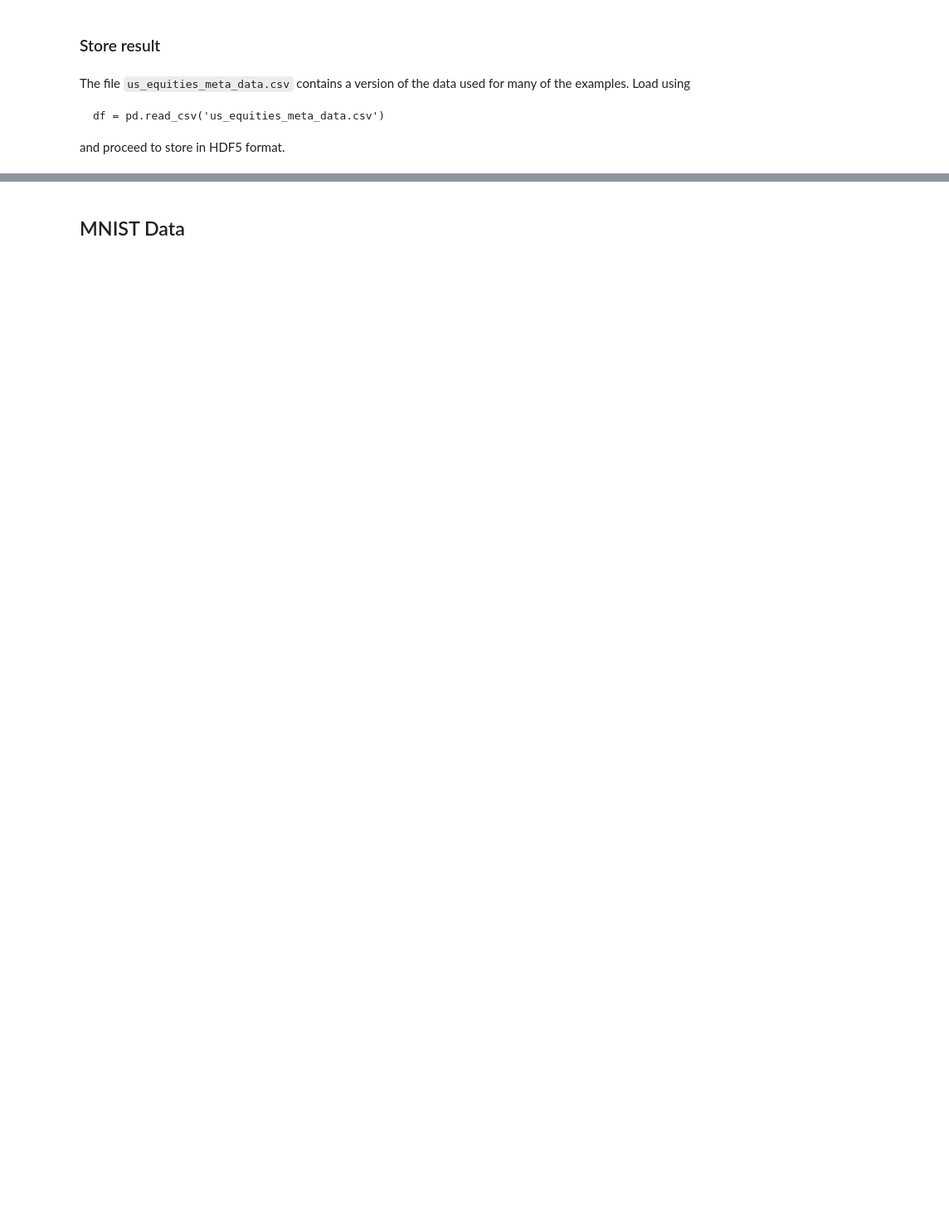
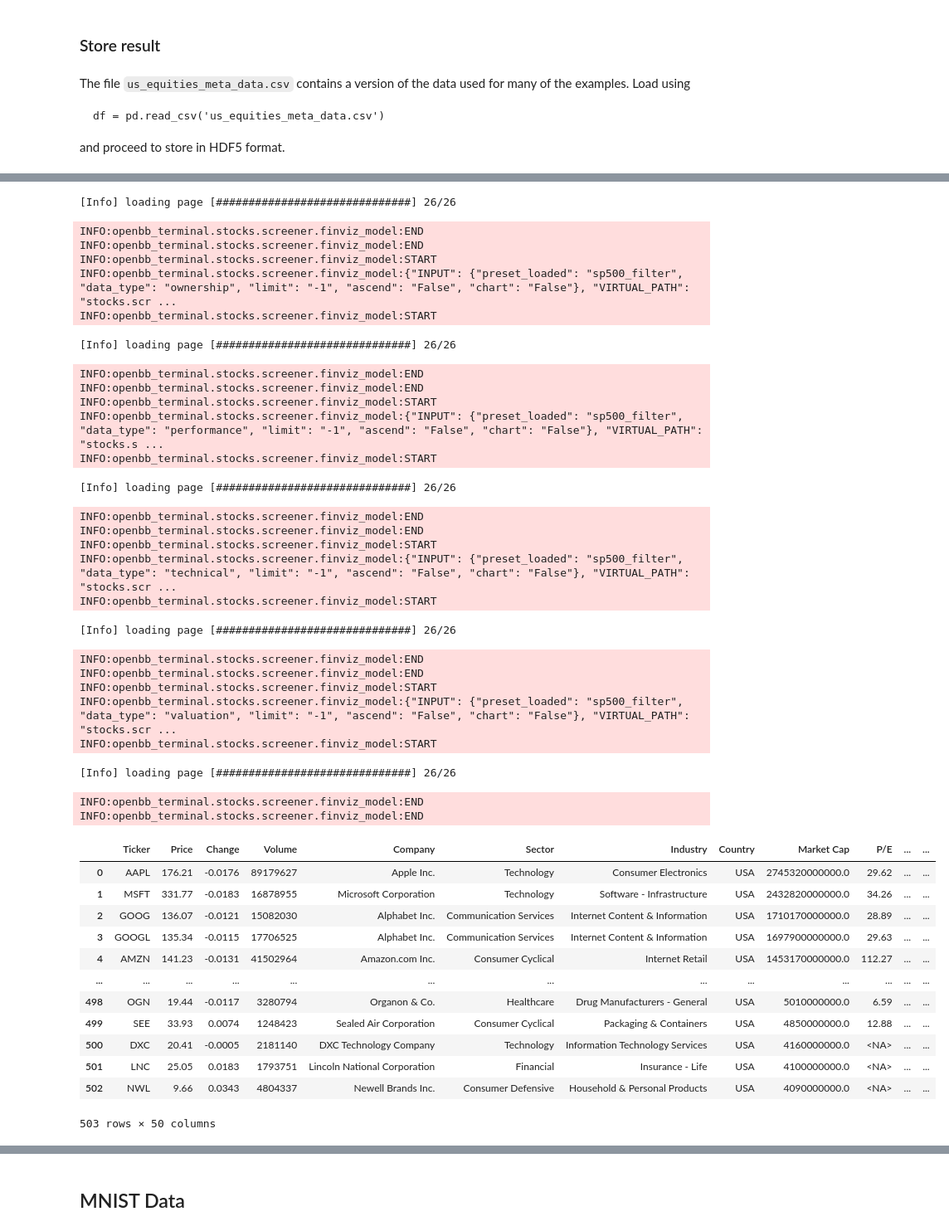
Before and after one commit to electribe15/DerivativeAnalytics, a Jupyter notebook: create_datasets.ipynb, the cells around one changed output, grey strips where cells are left out. Shown at 83% size. Drawn from its saved outputs; the diff is of its cells as text; code cells hidden in the pictures; blank space fills up the shorter version.

```diff
--- a/create_datasets.ipynb
+++ b/create_datasets.ipynb
@@ -213,0 +151,33 @@ memory usage: 373.9+ KB
+# %%
+sp500_overview = openbb.stocks.screener.screener_data(preset_loaded='sp500_filter', data_type = 'overview')
+sp500_ownership = openbb.stocks.screener.screener_data(preset_loaded='sp500_filter', data_type = 'ownership')
+sp500_performance = openbb.stocks.screener.screener_data(preset_loaded='sp500_filter', data_type = 'performance')
+sp500_technical = openbb.stocks.screener.screener_data(preset_loaded='sp500_filter', data_type = 'technical')
+sp500_valuation = openbb.stocks.screener.screener_data(preset_loaded='sp500_filter', data_type = 'valuation')
+
+sp500_overview = sp500_overview.convert_dtypes()
+sp500_ownership = sp500_ownership.convert_dtypes()
+sp500_performance = sp500_performance.convert_dtypes()
+sp500_technical = sp500_technical.convert_dtypes()
+sp500_valuation = sp500_valuation.convert_dtypes()
+
+sp500_overview.drop(columns = ['P/E'], inplace = True)
+sp500_overview.set_index(keys = ['Ticker', 'Price', 'Change', 'Volume'], inplace = True)
+sp500_performance.drop(columns = ['Avg Volume', 'Price', 'Change', 'Volume'], inplace = True)
+sp500_performance.set_index(keys = ['Ticker'], inplace = True)
+sp500_ownership.drop(columns = ['Price', 'Change', 'Volume', 'Market Cap'], inplace = True)
+sp500_ownership.set_index(keys = ['Ticker'], inplace = True)
+sp500_technical.drop(columns = ['Price', 'Change', 'Volume'], inplace = True)
+sp500_technical.set_index(keys = ['Ticker'], inplace = True)
+sp500_valuation.drop(columns = ['Price', 'Change', 'Volume', 'Market Cap'], inplace = True)
+sp500_valuation.set_index(keys = ['Ticker'], inplace = True)
+
+sp500_df = sp500_overview.join(sp500_valuation)
+sp500_df = sp500_df.join(sp500_ownership)
+sp500_df = sp500_df.join(sp500_performance)
+sp500_df = sp500_df.join(sp500_technical)
+
+sp500_df.reset_index(inplace = True)
+
+sp500_df
+# %% [output]
@@ -213,0 +187,40 @@ memory usage: 373.9+ KB
+[Info] loading page [##############################] 26/26
+INFO:openbb_terminal.stocks.screener.finviz_model:END
+INFO:openbb_terminal.stocks.screener.finviz_model:END
+INFO:openbb_terminal.stocks.screener.finviz_model:START
+INFO:openbb_terminal.stocks.screener.finviz_model:{"INPUT": {"preset_loaded": "sp500_filter", "data_type": "ownership", "limit": "-1", "ascend": "False", "chart": "False"}, "VIRTUAL_PATH": "stocks.scr ...
+INFO:openbb_terminal.stocks.screener.finviz_model:START
+[Info] loading page [##############################] 26/26
+INFO:openbb_terminal.stocks.screener.finviz_model:END
+INFO:openbb_terminal.stocks.screener.finviz_model:END
+INFO:openbb_terminal.stocks.screener.finviz_model:START
+INFO:openbb_terminal.stocks.screener.finviz_model:{"INPUT": {"preset_loaded": "sp500_filter", "data_type": "performance", "limit": "-1", "ascend": "False", "chart": "False"}, "VIRTUAL_PATH": "stocks.s ...
+INFO:openbb_terminal.stocks.screener.finviz_model:START
+[Info] loading page [##############################] 26/26
+INFO:openbb_terminal.stocks.screener.finviz_model:END
+INFO:openbb_terminal.stocks.screener.finviz_model:END
+INFO:openbb_terminal.stocks.screener.finviz_model:START
+INFO:openbb_terminal.stocks.screener.finviz_model:{"INPUT": {"preset_loaded": "sp500_filter", "data_type": "technical", "limit": "-1", "ascend": "False", "chart": "False"}, "VIRTUAL_PATH": "stocks.scr ...
+INFO:openbb_terminal.stocks.screener.finviz_model:START
+[Info] loading page [##############################] 26/26
+INFO:openbb_terminal.stocks.screener.finviz_model:END
+INFO:openbb_terminal.stocks.screener.finviz_model:END
+INFO:openbb_terminal.stocks.screener.finviz_model:START
+INFO:openbb_terminal.stocks.screener.finviz_model:{"INPUT": {"preset_loaded": "sp500_filter", "data_type": "valuation", "limit": "-1", "ascend": "False", "chart": "False"}, "VIRTUAL_PATH": "stocks.scr ...
+INFO:openbb_terminal.stocks.screener.finviz_model:START
+[Info] loading page [##############################] 26/26
+INFO:openbb_terminal.stocks.screener.finviz_model:END
+INFO:openbb_terminal.stocks.screener.finviz_model:END
+|  | Ticker | Price | Change | Volume | Company | Sector | Industry | Country | Market Cap | P/E | ... | ... |
+| 0 | AAPL | 176.21 | -0.0176 | 89179627 | Apple Inc. | Technology | Consumer Electronics | USA | 2745320000000.0 | 29.62 | ... | ... |
+| 1 | MSFT | 331.77 | -0.0183 | 16878955 | Microsoft Corporation | Technology | Software - Infrastructure | USA | 2432820000000.0 | 34.26 | ... | ... |
+| 2 | GOOG | 136.07 | -0.0121 | 15082030 | Alphabet Inc. | Communication Services | Internet Content & Information | USA | 1710170000000.0 | 28.89 | ... | ... |
+| 3 | GOOGL | 135.34 | -0.0115 | 17706525 | Alphabet Inc. | Communication Services | Internet Content & Information | USA | 1697900000000.0 | 29.63 | ... | ... |
+| 4 | AMZN | 141.23 | -0.0131 | 41502964 | Amazon.com Inc. | Consumer Cyclical | Internet Retail | USA | 1453170000000.0 | 112.27 | ... | ... |
+| ... | ... | ... | ... | ... | ... | ... | ... | ... | ... | ... | ... | ... |
+| 498 | OGN | 19.44 | -0.0117 | 3280794 | Organon & Co. | Healthcare | Drug Manufacturers - General | USA | 5010000000.0 | 6.59 | ... | ... |
+| 499 | SEE | 33.93 | 0.0074 | 1248423 | Sealed Air Corporation | Consumer Cyclical | Packaging & Containers | USA | 4850000000.0 | 12.88 | ... | ... |
+| 500 | DXC | 20.41 | -0.0005 | 2181140 | DXC Technology Company | Technology | Information Technology Services | USA | 4160000000.0 | <NA> | ... | ... |
+| 501 | LNC | 25.05 | 0.0183 | 1793751 | Lincoln National Corporation | Financial | Insurance - Life | USA | 4100000000.0 | <NA> | ... | ... |
+| 502 | NWL | 9.66 | 0.0343 | 4804337 | Newell Brands Inc. | Consumer Defensive | Household & Personal Products | USA | 4090000000.0 | <NA> | ... | ... |
+503 rows × 50 columns
```
Also changed, not shown: parts of 14 cells of this notebook.
